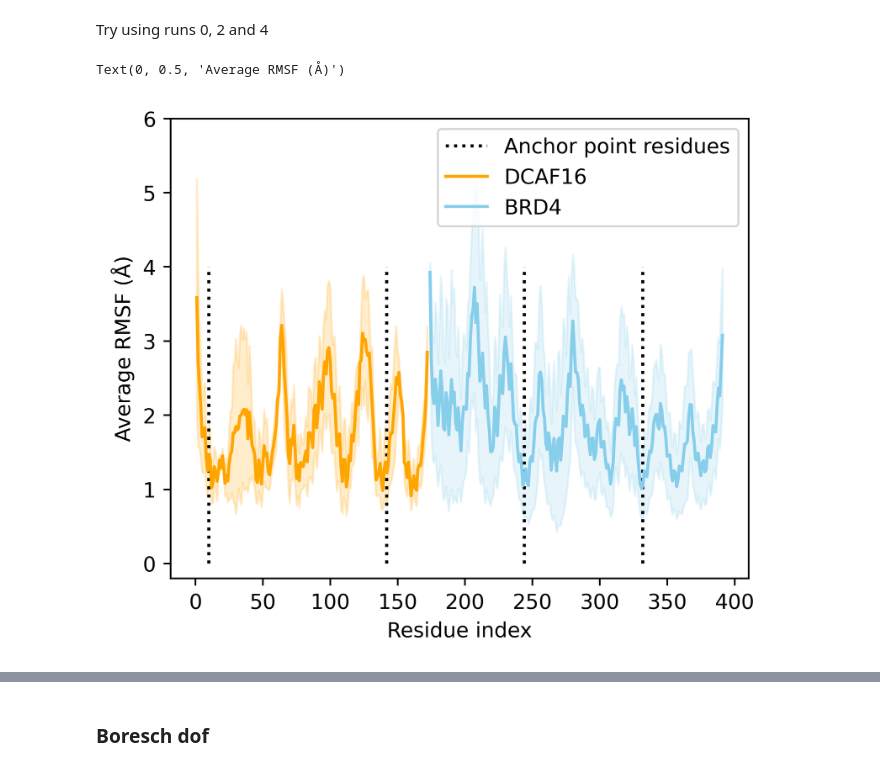
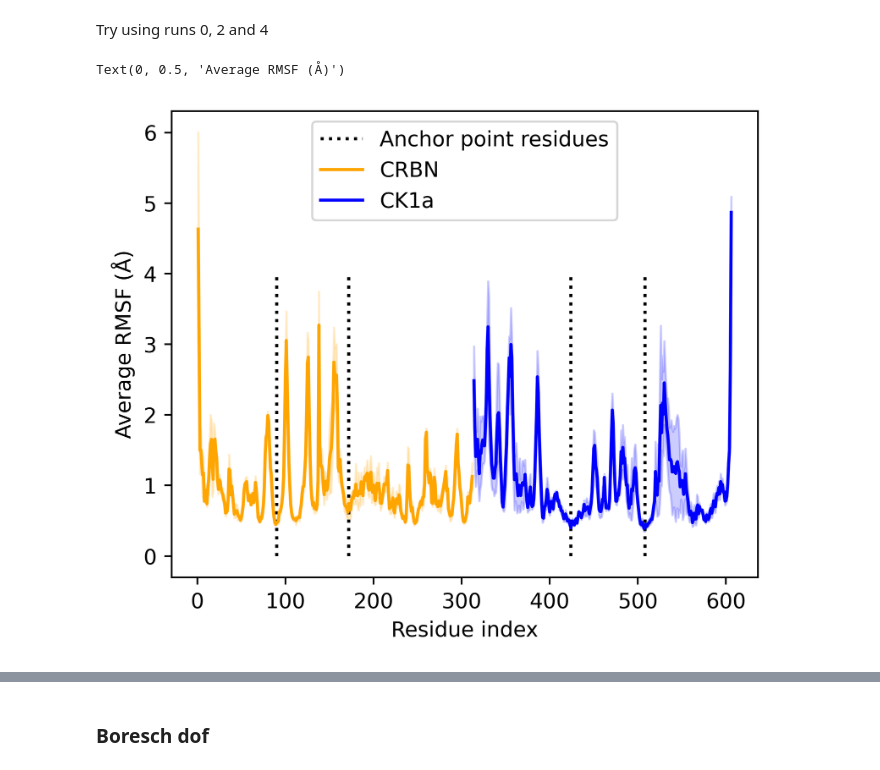
Before and after one commit to BenTanYK/CRBN_CK1a, a Jupyter notebook: Unrestrained_MD/MD_analysis.ipynb, the cells around one changed output, grey strips where cells are left out. Drawn from its saved outputs; the diff is of its cells as text; code cells hidden in the pictures.

```diff
--- a/Unrestrained_MD/MD_analysis.ipynb
+++ b/Unrestrained_MD/MD_analysis.ipynb
@@ -40,10 +49,10 @@ def obtain_RMSF(run_number, species='complex'):
 
     if species == 'complex':
         filename = 'RMSF.csv'
-    elif species == 'BRD4':
-        filename = 'RMSF_BRD4.csv'
+    elif species == 'CK1a':
+        filename = 'RMSF_CK1a.csv'
     else:
-        filename = 'RMSF_DCAF16.csv'
+        filename = 'RMSF_CRBN.csv'
 
     df = pd.read_csv(f"results/run{run_number}/{filename}")
 
@@ -115,21 +126,21 @@ Try using runs 0, 2 and 4
 # %%
 # Boresch_residues = [13, 8, 142, 370, 332, 244]
 
-runs = [0,2,4]
+runs = [1,2,3]
 
-res_DCAF16, av_RMSF_DCAF16, std_RMSF_DCAF16 = obtain_av_RMSF(runs, species='DCAF16')
-res_BRD4, av_RMSF_BRD4, std_RMSF_BRD4 = obtain_av_RMSF(runs, species='BRD4')
+res_CRBN, av_RMSF_CRBN, std_RMSF_CRBN= obtain_av_RMSF(runs, species='CRBN')
+res_CK1a, av_RMSF_CK1a, std_RMSF_CK1a= obtain_av_RMSF(runs, species='CK1a')
 
 plt.figure(figsize=(5,4), dpi=500)
-plt.vlines([10, 142,  332, 244], ymin=4*[0], ymax=4*[4], colors='k', linestyles='dotted', label='Anchor point residues')
-plt.plot(res_DCAF16, av_RMSF_DCAF16, c='orange', label='DCAF16')
-plt.fill_between(res_DCAF16, av_RMSF_DCAF16-std_RMSF_DCAF16, av_RMSF_DCAF16+std_RMSF_DCAF16, color='orange', alpha=0.2)
-plt.plot(res_BRD4, av_RMSF_BRD4, c='skyblue', label='BRD4')
-plt.fill_between(res_BRD4, av_RMSF_BRD4-std_RMSF_BRD4, av_RMSF_BRD4+std_RMSF_BRD4, color='skyblue', alpha=0.2)
+plt.vlines([90, 172,  424, 508], ymin=4*[0], ymax=4*[4], colors='k', linestyles='dotted', label='Anchor point residues')
+plt.plot(res_CRBN, av_RMSF_CRBN, c='orange', label='CRBN')
+plt.fill_between(res_CRBN, av_RMSF_CRBN-std_RMSF_CRBN, av_RMSF_CRBN+std_RMSF_CRBN, color='orange', alpha=0.2)
+plt.plot(res_CK1a, av_RMSF_CK1a, c='blue', label='CK1a')
+plt.fill_between(res_CK1a, av_RMSF_CK1a-std_RMSF_CK1a, av_RMSF_CK1a+std_RMSF_CK1a, color='blue', alpha=0.2)
 plt.legend()
-plt.ylim(-0.2, 6.0)
+# plt.ylim(-0.1, 3.5)
 plt.xlabel('Residue index')
 plt.ylabel('Average RMSF (Å)')
 # %% [output]
 Text(0, 0.5, 'Average RMSF (Å)')
-[figure, old version]
+[figure, new version]
```
Also changed, not shown: parts of 20 cells of this notebook, 52 other files.
